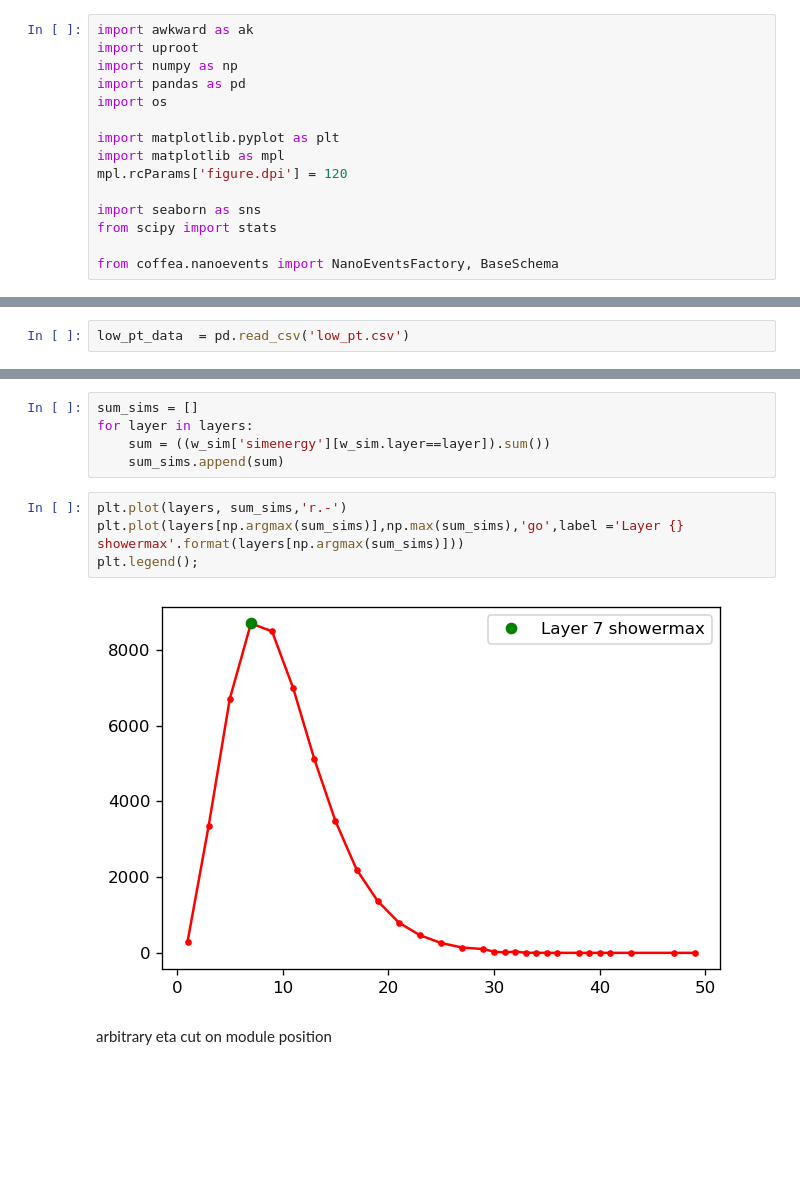
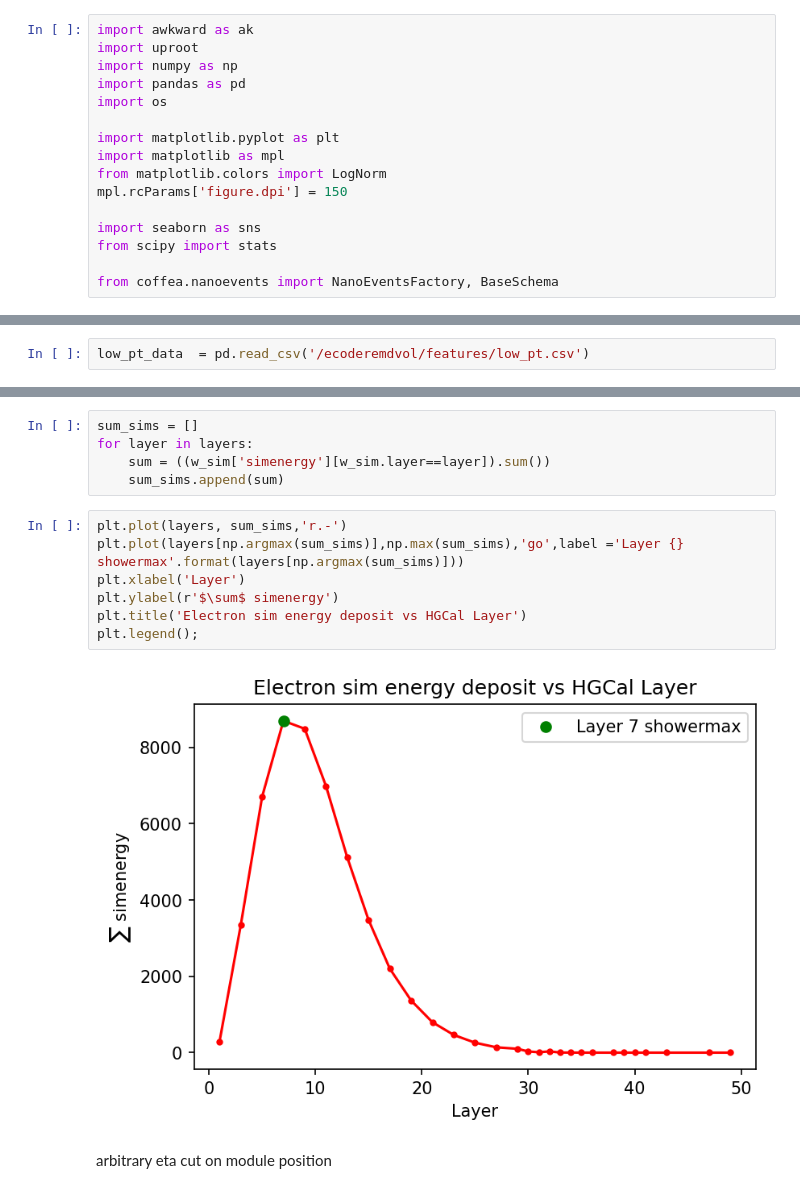
Before and after one commit to rohanshenoy/Ecoder, a Jupyter notebook: TrainingData/dataset_features.ipynb, the cells around one changed output, grey strips where cells are left out. Drawn from its saved outputs; the diff is of its cells as text; blank space fills up the shorter version.

Commit message:
New plots

```diff
--- a/TrainingData/dataset_features.ipynb
+++ b/TrainingData/dataset_features.ipynb
@@ -7,7 +7,8 @@ import os
 
 import matplotlib.pyplot as plt
 import matplotlib as mpl
-mpl.rcParams['figure.dpi'] = 120
+from matplotlib.colors import LogNorm
+mpl.rcParams['figure.dpi'] = 150
 
 import seaborn as sns
 from scipy import stats
@@ -102,7 +103,7 @@ plt.title('simenergy for pt < 35 GeV and pt >= 35 GeV electrons');
 # %% [markdown]
 Now plotting only for pT < 35 GeV electrons
 # %%
-low_pt_data  = pd.read_csv('low_pt.csv')
+low_pt_data  = pd.read_csv('/ecoderemdvol/features/low_pt.csv')
 # %%
 sim = np.sort(low_pt_data['simenergy'][low_pt_data.simenergy>0])
 # %%
@@ -234,9 +243,12 @@ for layer in layers:
 # %%
 plt.plot(layers, sum_sims,'r.-')
 plt.plot(layers[np.argmax(sum_sims)],np.max(sum_sims),'go',label ='Layer {} showermax'.format(layers[np.argmax(sum_sims)]))
+plt.xlabel('Layer')
+plt.ylabel(r'$\sum$ simenergy')
+plt.title('Electron sim energy deposit vs HGCal Layer')
 plt.legend();
 # %% [output]
-[figure, old version]
+[figure, new version]
 # %% [markdown]
 arbitrary eta cut on module position
 # %%
```
Also changed, not shown: parts of 16 cells of this notebook.
